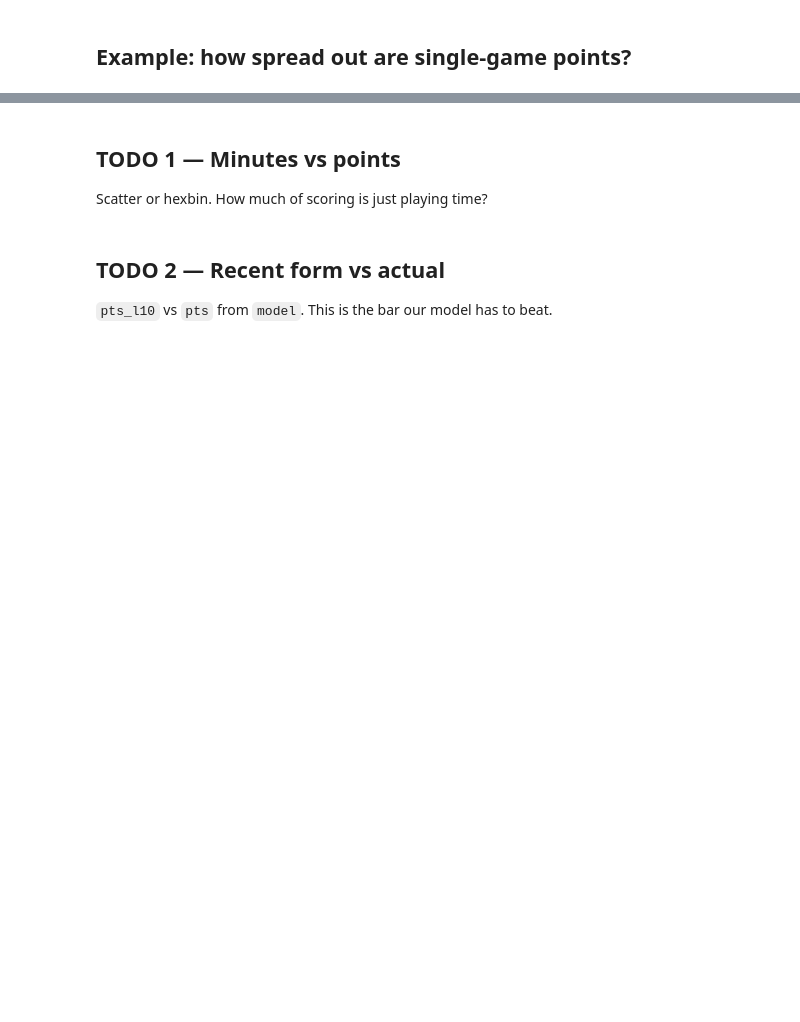
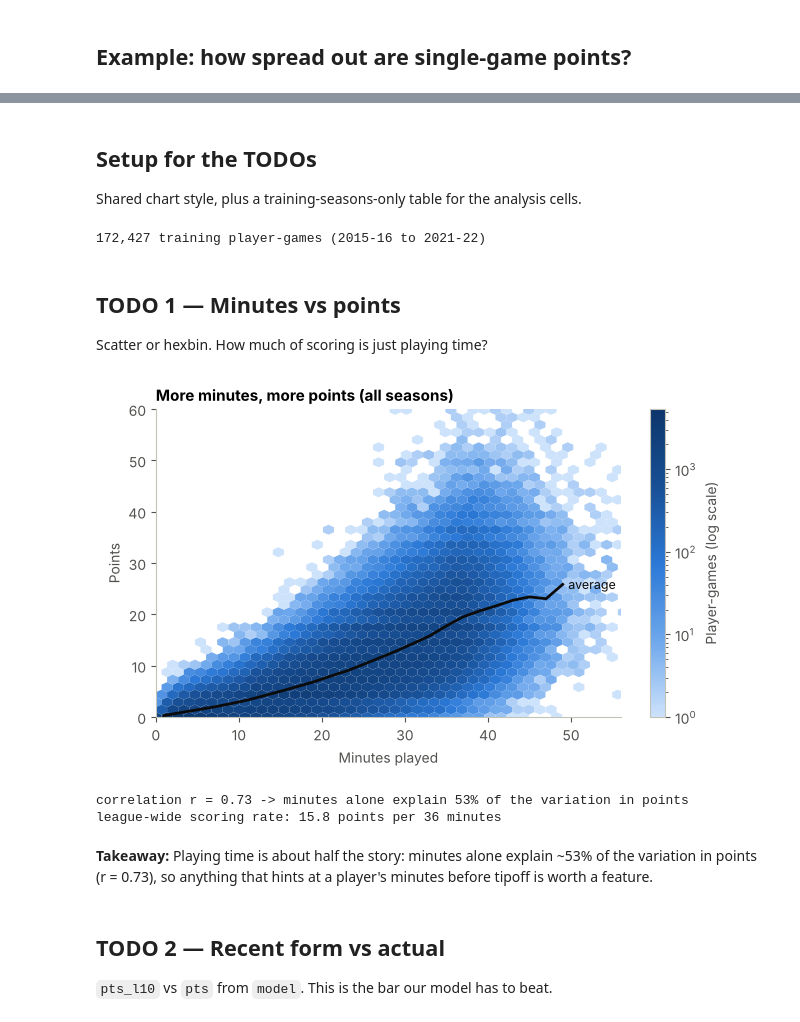
Before and after one commit to cmwada-afk/eclipse-nba-points, a Jupyter notebook: notebooks/01_eda_starter.ipynb, the cells around one changed output, grey strips where cells are left out. Drawn from its saved outputs; the diff is of its cells as text; code cells hidden in the pictures; blank space fills up the shorter version.

```diff
--- a/notebooks/01_eda_starter.ipynb
+++ b/notebooks/01_eda_starter.ipynb
@@ -18,6 +22,75 @@ ax.spines[['top','right']].set_visible(False)
+# %% [markdown]
+## Setup for the TODOs
+Shared chart style, plus a training-seasons-only table for the analysis cells.
+# %%
+# Shared setup for the TODOs below
+import numpy as np
+from matplotlib.colors import LinearSegmentedColormap
+
+BLUE, RED, INK, MUTED = '#2a78d6', '#e34948', '#0b0b0b', '#898781'
+BLUES = LinearSegmentedColormap.from_list('blues', ['#cde2fb', '#6da7ec', '#2a78d6', '#184f95', '#0d366b'])
+plt.rcParams.update({
+    'figure.dpi': 100, 'axes.spines.top': False, 'axes.spines.right': False, 'axes.edgecolor': '#c3c2b7',
+    'axes.labelcolor': '#52514e', 'xtick.color': '#52514e', 'ytick.color': '#52514e',
+    'axes.titlesize': 11, 'axes.titleweight': 'bold', 'axes.titlelocation': 'left',
+    'axes.grid': True, 'grid.color': '#e1e0d9', 'grid.linewidth': 0.6, 'axes.axisbelow': True,
+})
+
+# TODOs 2-4 look at what drives scoring, so they only use the TRAINING seasons.
+# Looking at 2023-24 (the test season) while picking features would make our test score look better than it is.
+TRAIN = ['2015-16', '2016-17', '2017-18', '2018-19', '2019-20', '2020-21', '2021-22']
+train = model[model.season.isin(TRAIN)].copy()
+train['diff'] = train.pts - train.pts_l10                 # + means he beat his last-10 average
+train['beat'] = (train.pts > train.pts_l10).astype(int)
+
+
+def diff_bars(ax, g, labels):
+    """Average (pts - pts_l10) per bin: blue = above his recent average, red = below. Whiskers = 95% CI."""
+    x = np.arange(len(g))
+    ci = 1.96 * g['std'] / np.sqrt(g['size'])
+    ax.bar(x, g['mean'], width=0.6, color=[BLUE if v >= 0 else RED for v in g['mean']],
+           yerr=ci, ecolor=MUTED, capsize=3)
+    ax.axhline(0, color='#c3c2b7', lw=1)
+    for xi, v, c in zip(x, g['mean'], ci):   # value label just past the end of the whisker
+        ax.annotate(f'{v:+.2f}', (xi, v + c if v >= 0 else v - c), xytext=(0, 4 if v >= 0 else -4),
+                    textcoords='offset points', ha='center', va='bottom' if v >= 0 else 'top',
+                    fontsize=9, color=INK)
+    ax.set_xticks(x, labels)
+    ax.grid(axis='x', visible=False)
+
+
+print(f'{len(train):,} training player-games ({TRAIN[0]} to {TRAIN[-1]})')
+# %% [output]
+172,427 training player-games (2015-16 to 2021-22)
 # %% [markdown]
 ## TODO 1 — Minutes vs points
 Scatter or hexbin. How much of scoring is just playing time?
+# %%
+fig, ax = plt.subplots(figsize=(7.5, 4))
+hb = ax.hexbin(played['min'], played.pts, gridsize=45, bins='log', cmap=BLUES, mincnt=1, linewidths=0)
+fig.colorbar(hb, ax=ax, label='Player-games (log scale)')
+
+# average points in each 2-minute bucket (skip thin buckets from deep overtime)
+bucket = (played['min'] // 2) * 2 + 1
+by_bucket = played.groupby(bucket).pts.agg(['mean', 'size'])
+by_bucket = by_bucket[by_bucket['size'] >= 200]
+ax.plot(by_bucket.index, by_bucket['mean'], color=INK, lw=2)
+ax.annotate('average', (by_bucket.index[-1], by_bucket['mean'].iloc[-1]), xytext=(4, 0),
+            textcoords='offset points', va='center', fontsize=9, color=INK)
+ax.set(xlabel='Minutes played', ylabel='Points', xlim=(0, 56), ylim=(0, 60),
+       title='More minutes, more points (all seasons)')
+ax.grid(False)
+plt.show()
+
+r = played['min'].corr(played.pts)
+print(f'correlation r = {r:.2f} -> minutes alone explain {r**2:.0%} of the variation in points')
+print(f'league-wide scoring rate: {36 * played.pts.sum() / played["min"].sum():.1f} points per 36 minutes')
+# %% [output]
+[figure, added]
+correlation r = 0.73 -> minutes alone explain 53% of the variation in points
+league-wide scoring rate: 15.8 points per 36 minutes
+# %% [markdown]
+**Takeaway:** Playing time is about half the story: minutes alone explain ~53% of the variation in points (r = 0.73), so anything that hints at a player's minutes before tipoff is worth a feature.
 # %% [markdown]
 ## TODO 2 — Recent form vs actual
 `pts_l10` vs `pts` from `model`. This is the bar our model has to beat.
```
Also changed, not shown: parts of 12 cells of this notebook, 2 other files.
